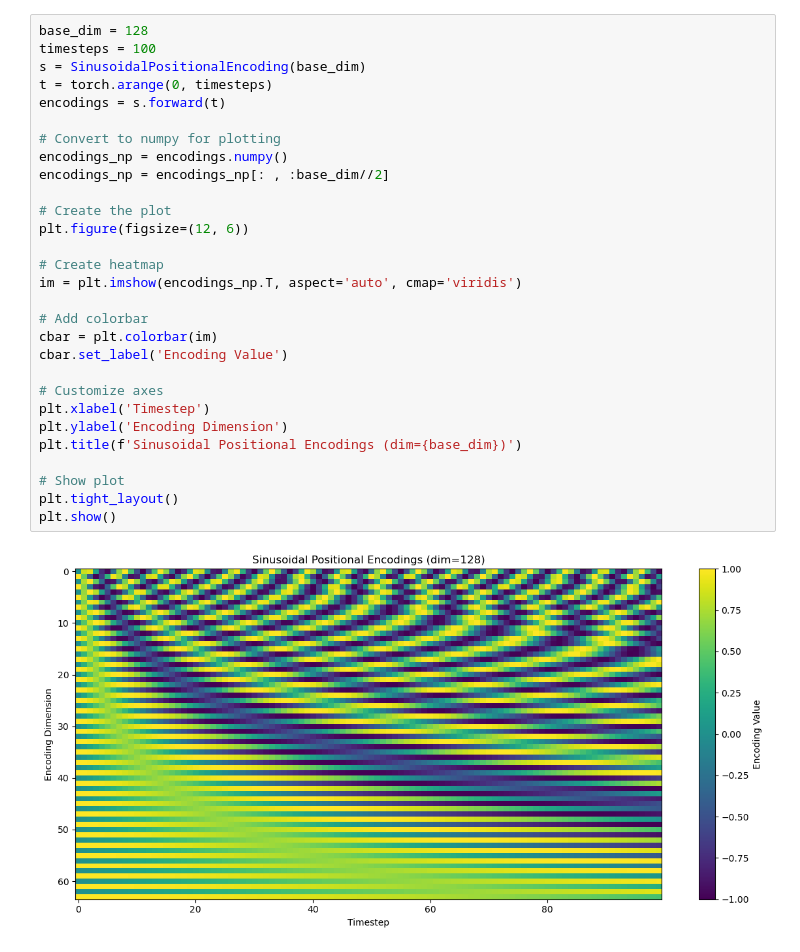
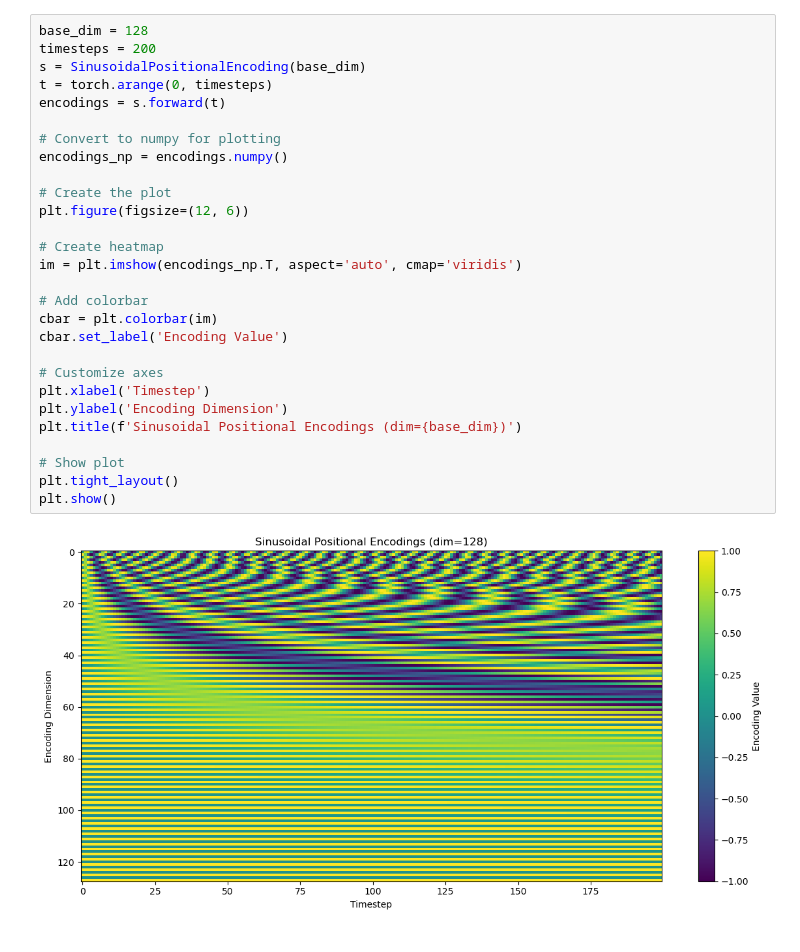
Before and after one commit to JamesZhang2/Encryption-for-Diffusion, a Jupyter notebook: diffusion/positional-encoding.ipynb, the cells around one changed output. Cells and saved outputs as stored; diff of their text form.

```diff
--- a/diffusion/positional-encoding.ipynb
+++ b/diffusion/positional-encoding.ipynb
@@ -72,31 +8,30 @@ class SinusoidalPositionalEncoding(nn.Module):
 # %%
 base_dim = 128
-timesteps = 100
+timesteps = 200
 s = SinusoidalPositionalEncoding(base_dim)
 t = torch.arange(0, timesteps)
 encodings = s.forward(t)
 
 # Convert to numpy for plotting
 encodings_np = encodings.numpy()
-encodings_np = encodings_np[: , :base_dim//2]
 
 # Create the plot
 plt.figure(figsize=(12, 6))
 
 # Create heatmap
 im = plt.imshow(encodings_np.T, aspect='auto', cmap='viridis')
 
 # Add colorbar
 cbar = plt.colorbar(im)
 cbar.set_label('Encoding Value')
 
 # Customize axes
 plt.xlabel('Timestep')
 plt.ylabel('Encoding Dimension')
 plt.title(f'Sinusoidal Positional Encodings (dim={base_dim})')
 
 # Show plot
 plt.tight_layout()
 plt.show()
 # %% [output]
-[figure, old version]
+[figure, new version]
```
Also changed, not shown: parts of 5 cells of this notebook, 7 other files.
